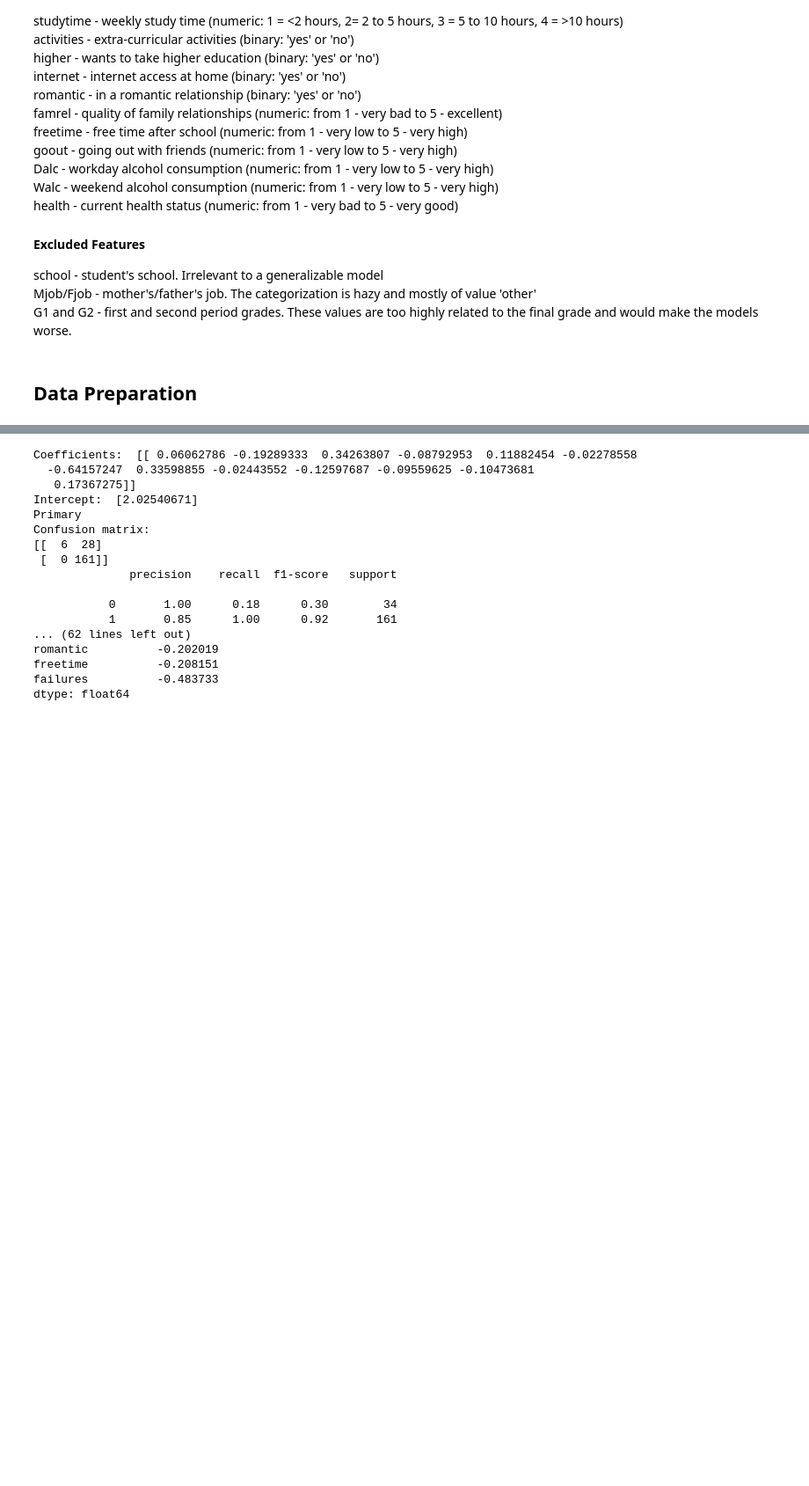
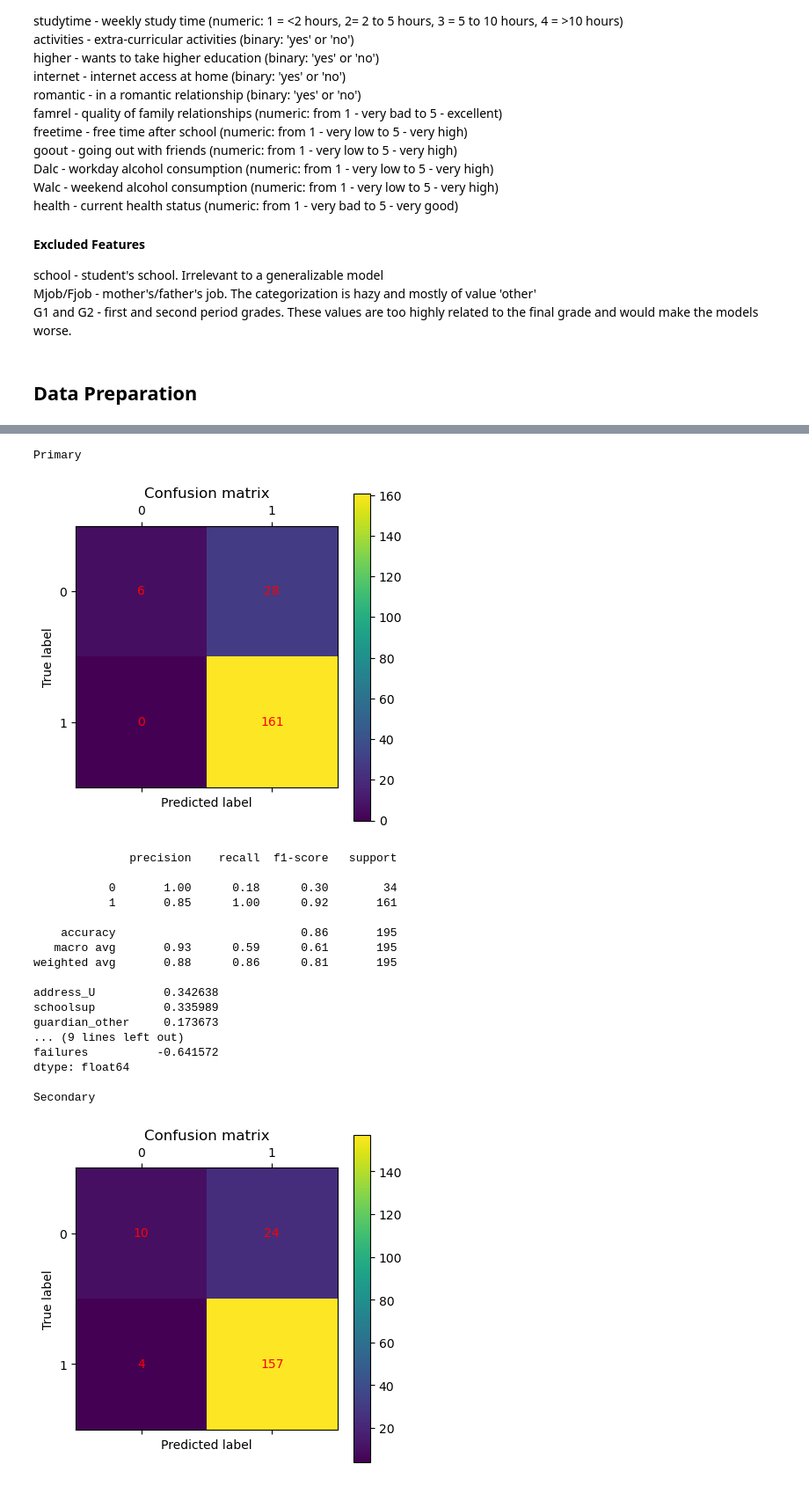
Before and after one commit to ErkkilaT/DatanKasittelyJaKoneoppiminen, a Jupyter notebook: Projekti.ipynb, the cells around one changed output, grey strips where cells are left out. Shown at 88% size. Drawn from its saved outputs; the diff is of its cells as text; code cells hidden in the pictures; blank space fills up the shorter version.

```diff
--- a/Projekti.ipynb
+++ b/Projekti.ipynb
@@ -205,55 +201,70 @@ dtype: float64
 # %%
 from sklearn.linear_model import LogisticRegression
+from sklearn.metrics import classification_report
 #Primary model
 reg_primary = LogisticRegression(solver='lbfgs', max_iter=1000)
 reg_primary.fit(X_primary_train,y_train)
-
-print("Coefficients: ",reg_primary.coef_)
-print("Intercept: ", reg_primary.intercept_)
-
 y_pred = reg_primary.predict(X_primary_test)
+cm_log_primary = confusion_matrix(y_test, y_pred)
 
 print('Primary')
-print(f'Confusion matrix:\n{confusion_matrix(y_test, y_pred)}')
-from sklearn.metrics import classification_report
+# visualize confusion matrix
+plt.matshow(cm_log_primary)
+plt.title('Confusion matrix')
+plt.colorbar()
+plt.ylabel('True label')
+plt.xlabel('Predicted label')
+for i in range(2):
+    for j in range(2):
+        plt.text(j, i, cm_log_primary[i, j], ha='center', va='center', color='red')
+plt.show()
+
 print(classification_report(y_test, y_pred))
 
 
 feat_importances = pd.Series(reg_primary.coef_.ravel(), index=X_primary_train.columns)
 print(feat_importances.sort_values(ascending=False))
 
 #Secondary model
 reg_secondary = LogisticRegression(solver='lbfgs', max_iter=1000)
 reg_secondary.fit(X_secondary_train,y_train)
+y_pred_secondary = reg_secondary.predict(X_secondary_test)
+cm_log_secondary = confusion_matrix(y_test, y_pred_secondary)
 
-print("Coefficients: ",reg_secondary.coef_)
-print("Intercept: ", reg_secondary.intercept_)
-
-y_pred_secondary = reg_secondary.predict(X_secondary_test)
-
-print('Primary')
-print(f'Confusion matrix:\n{confusion_matrix(y_test, y_pred_secondary)}')
+print('\nSecondary')
+plt.matshow(cm_log_secondary)
+plt.title('Confusion matrix')
+plt.colorbar()
+plt.ylabel('True label')
+plt.xlabel('Predicted label')
+for i in range(2):
+    for j in range(2):
+        plt.text(j, i, cm_log_secondary[i, j], ha='center', va='center', color='red')
+plt.show()
 from sklearn.metrics import classification_report
 print(classification_report(y_test, y_pred_secondary))
 
 
 feat_importances = pd.Series(reg_secondary.coef_.ravel(), index=X_secondary_train.columns)
 print(feat_importances.sort_values(ascending=False))
 # %% [output]
-Coefficients:  [[ 0.06062786 -0.19289333  0.34263807 -0.08792953  0.11882454 -0.02278558
-  -0.64157247  0.33598855 -0.02443552 -0.12597687 -0.09559625 -0.10473681
-   0.17367275]]
-Intercept:  [2.02540671]
 Primary
-Confusion matrix:
-[[  6  28]
- [  0 161]]
-              precision    recall  f1-score   support
-
-           0       1.00      0.18      0.30        34
-           1       0.85      1.00      0.92       161
-... (62 lines left out)
-romantic          -0.202019
-freetime          -0.208151
-failures          -0.483733
-dtype: float64
+[figure, added]
+              precision    recall  f1-score   support
+
+           0       1.00      0.18      0.30        34
+           1       0.85      1.00      0.92       161
+
+    accuracy                           0.86       195
+   macro avg       0.93      0.59      0.61       195
+weighted avg       0.88      0.86      0.81       195
+
+address_U          0.342638
+schoolsup          0.335989
+guardian_other     0.173673
+... (9 lines left out)
+failures          -0.641572
+dtype: float64
+
+Secondary
+[figure, added]
```
Also changed, not shown: parts of 7 cells of this notebook.
